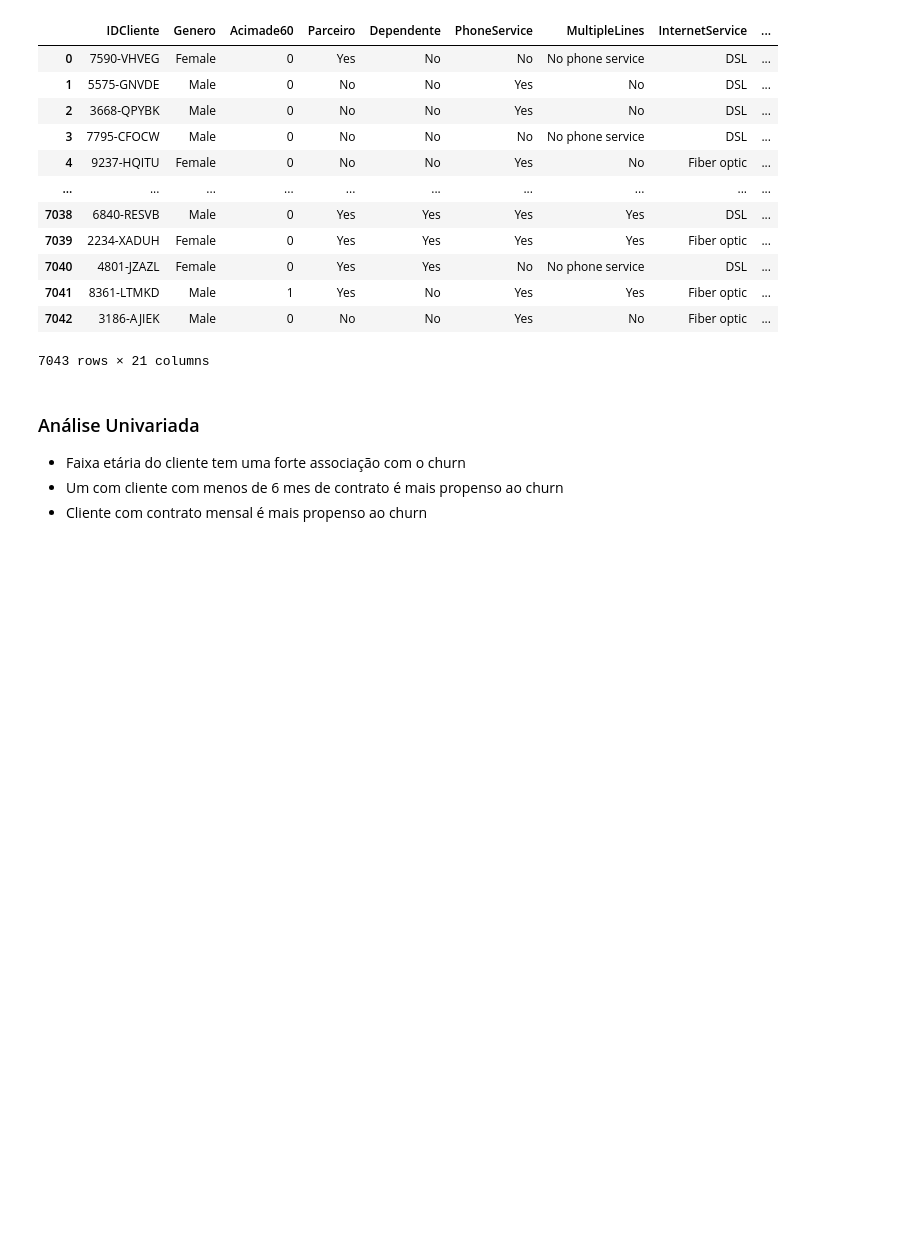
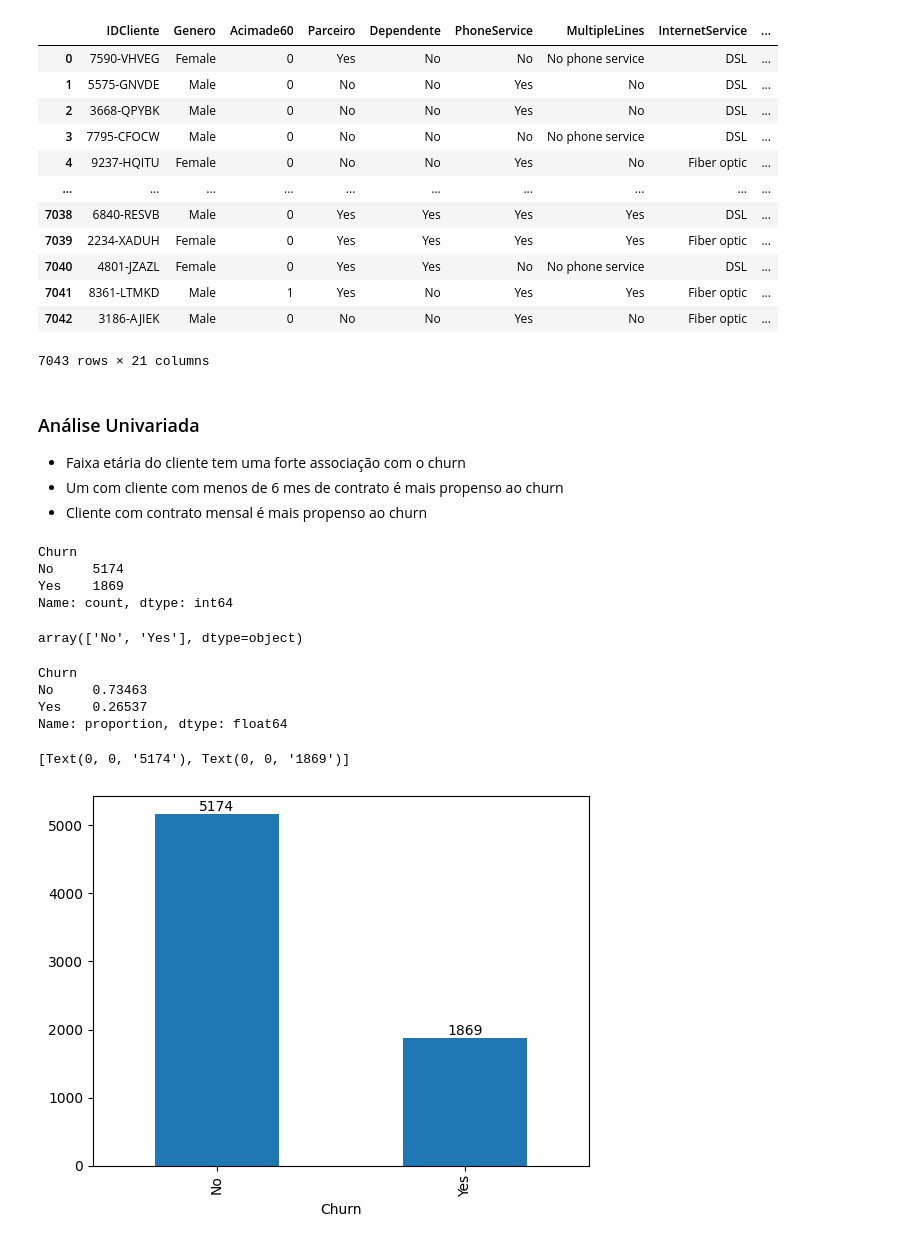
Before and after one commit to AlexandreFeltrin/EstudoIA, a Jupyter notebook: EDA/eda.ipynb, the cells around one changed output. Cells and saved outputs as stored; diff of their text form; code cells hidden in the pictures; blank space fills up the shorter version.

```diff
--- a/EDA/eda.ipynb
+++ b/EDA/eda.ipynb
@@ -400,3 +401,33 @@ df_churn.dropna(axis=0,how='all')
 - Faixa etária do cliente tem uma forte associação com o churn
 - Um com cliente com menos de 6 mes de contrato é mais propenso ao churn
 - Cliente com contrato mensal é mais propenso ao churn
+# %%
+# Contar clientes usando a variável Churn como referência
+df_churn.Churn.value_counts()
+# %% [output]
+Churn
+No     5174
+Yes    1869
+Name: count, dtype: int64
+# %%
+# como identificar valores possívei (únicos) no Dataframe
+
+df_churn.Churn.unique()
+# %% [output]
+array(['No', 'Yes'], dtype=object)
+# %%
+# como é a distrivuição de Clientes (percentualmente falando) que abandonaram eou continuam ativos
+
+df_churn.Churn.value_counts(normalize=True)
+# %% [output]
+Churn
+No     0.73463
+Yes    0.26537
+Name: proportion, dtype: float64
+# %%
+ax = df_churn.Churn.value_counts().plot.bar()
+
+ax.bar_label(ax.containers[0])
+# %% [output]
+[Text(0, 0, '5174'), Text(0, 0, '1869')]
+[figure, added]
```
Also changed, not shown: parts of 11 cells of this notebook, 2 other files.
